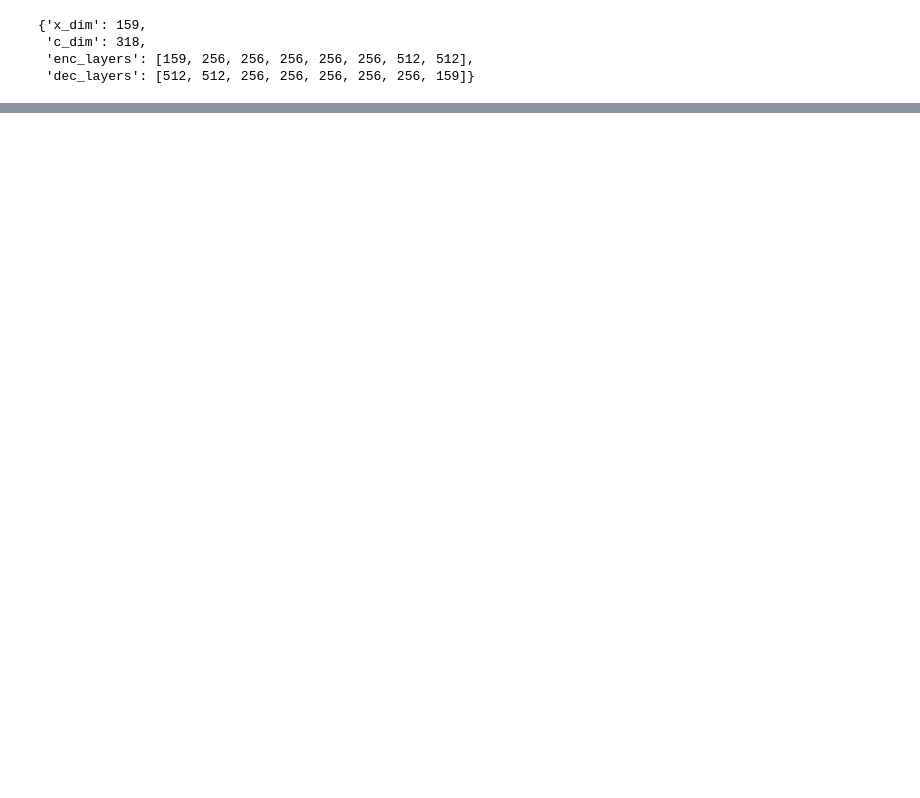
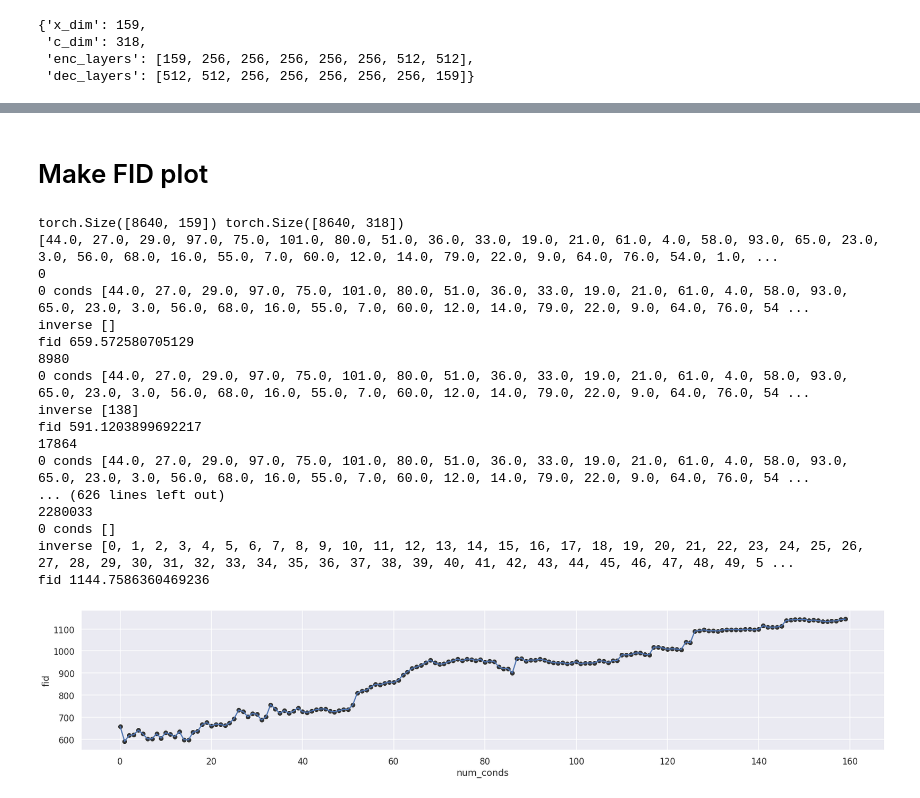
Before and after one commit to AllenCellModeling/CVAE_testbed, a Jupyter notebook: CVAE_testbed/notebooks/run_model.ipynb, the cells around one changed output, grey strips where cells are left out. Cells and saved outputs as stored; diff of their text form; code cells hidden in the pictures; blank space fills up the shorter version.

```diff
--- a/CVAE_testbed/notebooks/run_model.ipynb
+++ b/CVAE_testbed/notebooks/run_model.ipynb
@@ -406,3 +225,30 @@ names = this_dataloader.get_feature_names()
+# %% [markdown]
+# Make FID plot
+# %%
+make_fid_plot = str_to_object(
+        "CVAE_testbed.utils.FID_score.make_plot_FID"
+        )
+
+make_fid_plot(args, model, X_test, C_test, save=False)
+# %% [output]
+torch.Size([8640, 159]) torch.Size([8640, 318])
+[44.0, 27.0, 29.0, 97.0, 75.0, 101.0, 80.0, 51.0, 36.0, 33.0, 19.0, 21.0, 61.0, 4.0, 58.0, 93.0, 65.0, 23.0, 3.0, 56.0, 68.0, 16.0, 55.0, 7.0, 60.0, 12.0, 14.0, 79.0, 22.0, 9.0, 64.0, 76.0, 54.0, 1.0, ...
+0
+0 conds [44.0, 27.0, 29.0, 97.0, 75.0, 101.0, 80.0, 51.0, 36.0, 33.0, 19.0, 21.0, 61.0, 4.0, 58.0, 93.0, 65.0, 23.0, 3.0, 56.0, 68.0, 16.0, 55.0, 7.0, 60.0, 12.0, 14.0, 79.0, 22.0, 9.0, 64.0, 76.0, 54 ...
+inverse []
+fid 659.572580705129
+8980
+0 conds [44.0, 27.0, 29.0, 97.0, 75.0, 101.0, 80.0, 51.0, 36.0, 33.0, 19.0, 21.0, 61.0, 4.0, 58.0, 93.0, 65.0, 23.0, 3.0, 56.0, 68.0, 16.0, 55.0, 7.0, 60.0, 12.0, 14.0, 79.0, 22.0, 9.0, 64.0, 76.0, 54 ...
+inverse [138]
+fid 591.1203899692217
+17864
+0 conds [44.0, 27.0, 29.0, 97.0, 75.0, 101.0, 80.0, 51.0, 36.0, 33.0, 19.0, 21.0, 61.0, 4.0, 58.0, 93.0, 65.0, 23.0, 3.0, 56.0, 68.0, 16.0, 55.0, 7.0, 60.0, 12.0, 14.0, 79.0, 22.0, 9.0, 64.0, 76.0, 54 ...
+... (626 lines left out)
+2280033
+0 conds []
+inverse [0, 1, 2, 3, 4, 5, 6, 7, 8, 9, 10, 11, 12, 13, 14, 15, 16, 17, 18, 19, 20, 21, 22, 23, 24, 25, 26, 27, 28, 29, 30, 31, 32, 33, 34, 35, 36, 37, 38, 39, 40, 41, 42, 43, 44, 45, 46, 47, 48, 49, 5 ...
+fid 1144.7586360469236
+[figure, added]
 # %%
 X_test.size()
 # %% [output]
```
Also changed, not shown: parts of 76 cells of this notebook, 33 other files.
